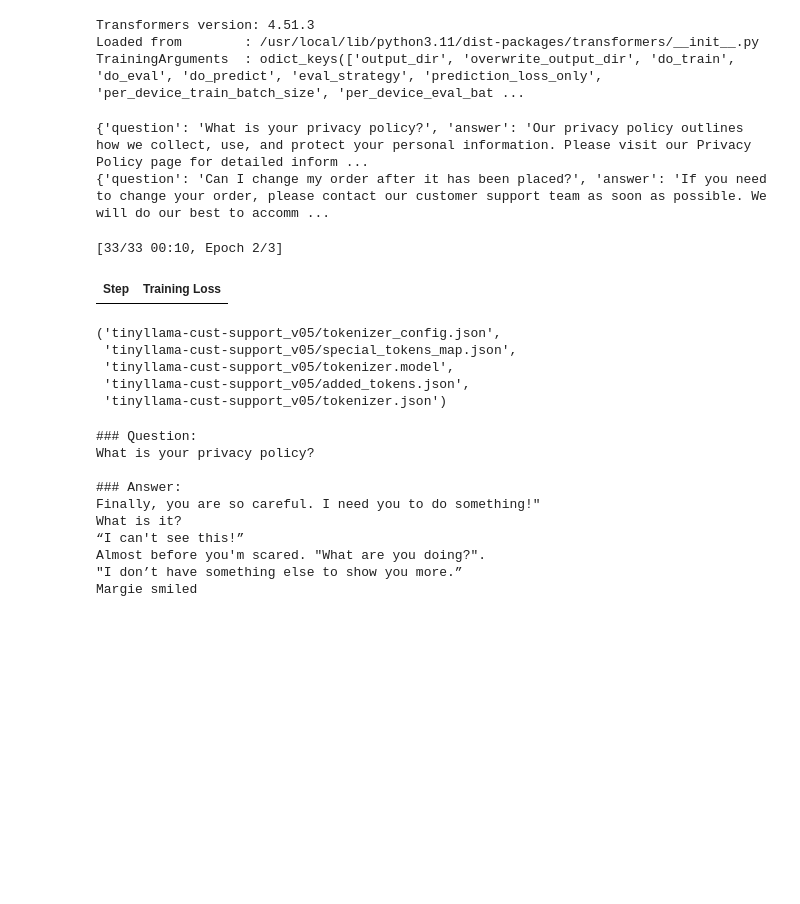
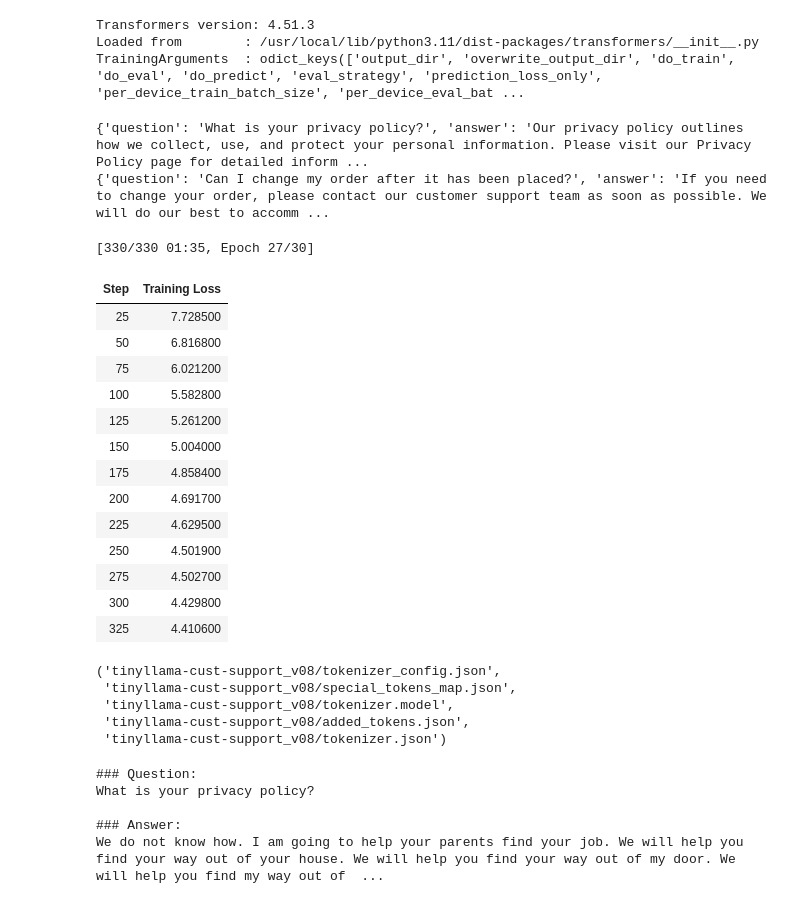
Before and after one commit to aelkhodary/AI_ML_Coders, a Jupyter notebook: Fine_Tuning_With_Llama3_With_Huggingface.ipynb, the cells around one changed output. Cells and saved outputs as stored; diff of their text form; code cells hidden in the pictures; blank space fills up the shorter version.

```diff
--- a/Fine_Tuning_With_Llama3_With_Huggingface.ipynb
+++ b/Fine_Tuning_With_Llama3_With_Huggingface.ipynb
@@ -396,7 +396,7 @@ tokenized_valid_ds = formatted_valid_ds.map(tokenize)
 
 # 5.  TrainingArguments tuned for SFT
 # evaluation_strategy="steps",
-output_dir="tinyllama-cust-support_v05"
+output_dir="tinyllama-cust-support_v08"
 # training_arguments = TrainingArguments(
 #     output_dir=output_dir,
 #     per_device_train_batch_size=4,
@@ -410,54 +410,70 @@ output_dir="tinyllama-cust-support_v05"
 #     eval_steps=200,
 #     save_strategy="steps",
 #     save_steps=200,
 #     bf16=torch.cuda.is_available(),
 #     report_to="none"
 # )
 
 training_arguments = TrainingArguments(
     learning_rate=2e-5,
-    num_train_epochs=3,
+    num_train_epochs=30,
     output_dir=output_dir,
-    per_device_train_batch_size=4,
-    gradient_accumulation_steps=4,
-    save_steps=200,
-    logging_steps=50,
-    warmup_ratio=0.05,
-    lr_scheduler_type='constant',
-    report_to='none',
+    save_steps=100,
+    logging_steps=25,
+
     bf16=torch.cuda.is_available(),
+    lr_scheduler_type="linear",
+    per_device_train_batch_size=8,
+    gradient_accumulation_steps=2,
+    warmup_ratio=0.1,
+    eval_steps=100,
+    report_to='tensorboard',
+
 )
 
 data_collator = DataCollatorForLanguageModeling(tokenizer=tokenizer, mlm=False)
 
 trainer = SFTTrainer(
     model=model,
     args=training_arguments,
     train_dataset=tokenized_train_ds,
     eval_dataset=tokenized_valid_ds,
     data_collator=data_collator,
 )
 
 trainer.train()
 trainer.save_model()
 tokenizer.save_pretrained(output_dir)
 # %% [output]
 {'question': 'What is your privacy policy?', 'answer': 'Our privacy policy outlines how we collect, use, and protect your personal information. Please visit our Privacy Policy page for detailed inform ...
 {'question': 'Can I change my order after it has been placed?', 'answer': 'If you need to change your order, please contact our customer support team as soon as possible. We will do our best to accomm ...
-[33/33 00:10, Epoch 2/3]
+[330/330 01:35, Epoch 27/30]
 | Step | Training Loss |
+| 25 | 7.728500 |
+| 50 | 6.816800 |
+| 75 | 6.021200 |
+| 100 | 5.582800 |
+| 125 | 5.261200 |
+| 150 | 5.004000 |
+| 175 | 4.858400 |
+| 200 | 4.691700 |
+| 225 | 4.629500 |
+| 250 | 4.501900 |
+| 275 | 4.502700 |
+| 300 | 4.429800 |
+| 325 | 4.410600 |
-('tinyllama-cust-support_v05/tokenizer_config.json',
- 'tinyllama-cust-support_v05/special_tokens_map.json',
- 'tinyllama-cust-support_v05/tokenizer.model',
- 'tinyllama-cust-support_v05/added_tokens.json',
- 'tinyllama-cust-support_v05/tokenizer.json')
+('tinyllama-cust-support_v08/tokenizer_config.json',
+ 'tinyllama-cust-support_v08/special_tokens_map.json',
+ 'tinyllama-cust-support_v08/tokenizer.model',
+ 'tinyllama-cust-support_v08/added_tokens.json',
+ 'tinyllama-cust-support_v08/tokenizer.json')
 # %%
 #  Step-by-step: Load a Fine-Tuned Model
 from transformers import AutoModelForCausalLM, AutoTokenizer
 import torch
 
 # Define the saved model directory
-model_dir = "tinyllama-cust-support_v05"
+model_dir = "tinyllama-cust-support_v08"
 
 # Load model and tokenizer
 model = AutoModelForCausalLM.from_pretrained(model_dir).to("cuda" if torch.cuda.is_available() else "cpu")
@@ -473,7 +489,7 @@ inputs = tokenizer(prompt, return_tensors="pt").to(model.device)
 outputs = model.generate(
     **inputs,
     max_new_tokens=64,
-
+    temperature=0.1,
     top_p=0.9,
     do_sample=True,
     pad_token_id=tokenizer.eos_token_id
@@ -487,9 +503,4 @@ print(response)
 What is your privacy policy?
 
 ### Answer:
-Finally, you are so careful. I need you to do something!"
-What is it?
-“I can't see this!”
-Almost before you'm scared. "What are you doing?".
-"I don’t have something else to show you more.”
-Margie smiled
+We do not know how. I am going to help your parents find your job. We will help you find your way out of your house. We will help you find your way out of my door. We will help you find my way out of  ...
```
